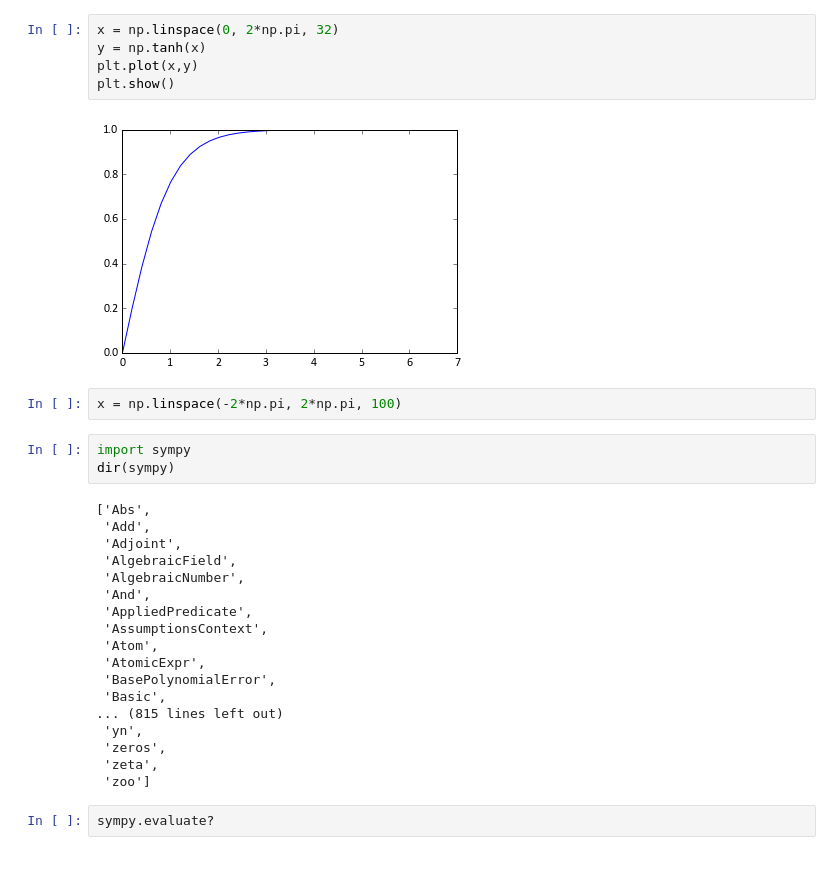
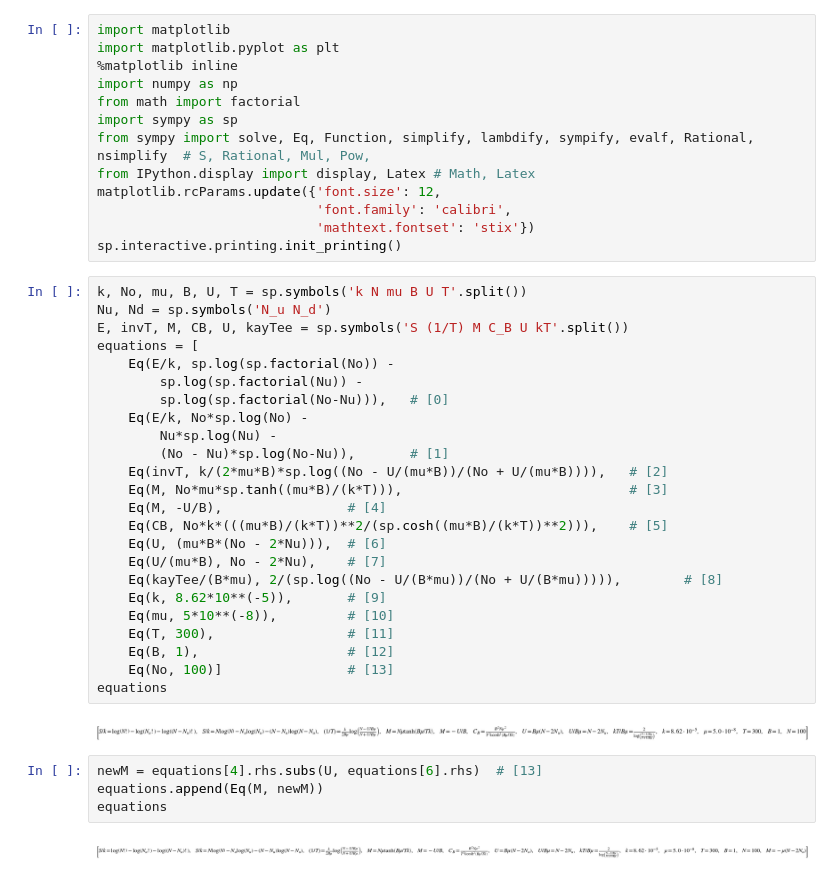
Before and after one commit to joknowle/Physics, a Jupyter notebook: Thermal Physics/Hmwk 3a Graphs.ipynb, the cells around one changed output. Cells and saved outputs as stored; diff of their text form.

```diff
--- a/Thermal Physics/Hmwk 3a Graphs.ipynb
+++ b/Thermal Physics/Hmwk 3a Graphs.ipynb
@@ -121,32 +1,45 @@ $$\left [ \right ]$$
-# %%
-x = np.linspace(0, 2*np.pi, 32)
-y = np.tanh(x)
-plt.plot(x,y)
-plt.show()
-# %% [output]
-[figure, removed]
-# %%
-x = np.linspace(-2*np.pi, 2*np.pi, 100)
-# %%
-import sympy
-dir(sympy)
-# %% [output]
-['Abs',
- 'Add',
- 'Adjoint',
- 'AlgebraicField',
- 'AlgebraicNumber',
- 'And',
- 'AppliedPredicate',
- 'AssumptionsContext',
- 'Atom',
- 'AtomicExpr',
- 'BasePolynomialError',
- 'Basic',
-... (815 lines left out)
- 'yn',
- 'zeros',
- 'zeta',
- 'zoo']
-# %%
-sympy.evaluate?
+# %%
+import matplotlib
+import matplotlib.pyplot as plt
+%matplotlib inline
+import numpy as np
+from math import factorial
+import sympy as sp
+from sympy import solve, Eq, Function, simplify, lambdify, sympify, evalf, Rational, nsimplify  # S, Rational, Mul, Pow,
+from IPython.display import display, Latex # Math, Latex
+matplotlib.rcParams.update({'font.size': 12,
+                            'font.family': 'calibri',
+                            'mathtext.fontset': 'stix'})
+sp.interactive.printing.init_printing()
+# %%
+k, No, mu, B, U, T = sp.symbols('k N mu B U T'.split())
+Nu, Nd = sp.symbols('N_u N_d')
+E, invT, M, CB, U, kayTee = sp.symbols('S (1/T) M C_B U kT'.split())
+equations = [
+    Eq(E/k, sp.log(sp.factorial(No)) -
+        sp.log(sp.factorial(Nu)) -
+        sp.log(sp.factorial(No-Nu))),   # [0]
+    Eq(E/k, No*sp.log(No) -
+        Nu*sp.log(Nu) -
+        (No - Nu)*sp.log(No-Nu)),       # [1]
+    Eq(invT, k/(2*mu*B)*sp.log((No - U/(mu*B))/(No + U/(mu*B)))),   # [2]
+    Eq(M, No*mu*sp.tanh((mu*B)/(k*T))),                             # [3]
+    Eq(M, -U/B),                # [4]
+    Eq(CB, No*k*(((mu*B)/(k*T))**2/(sp.cosh((mu*B)/(k*T))**2))),    # [5]
+    Eq(U, (mu*B*(No - 2*Nu))),  # [6]
+    Eq(U/(mu*B), No - 2*Nu),    # [7]
+    Eq(kayTee/(B*mu), 2/(sp.log((No - U/(B*mu))/(No + U/(B*mu))))),        # [8]
+    Eq(k, 8.62*10**(-5)),       # [9]
+    Eq(mu, 5*10**(-8)),         # [10]
+    Eq(T, 300),                 # [11]
+    Eq(B, 1),                   # [12]
+    Eq(No, 100)]                # [13]
+equations
+# %% [output]
+[figure, added]
+# %%
+newM = equations[4].rhs.subs(U, equations[6].rhs)  # [13]
+equations.append(Eq(M, newM))
+equations
+# %% [output]
+[figure, added]
```
Also changed, not shown: parts of 36 cells of this notebook, 1 other file.
